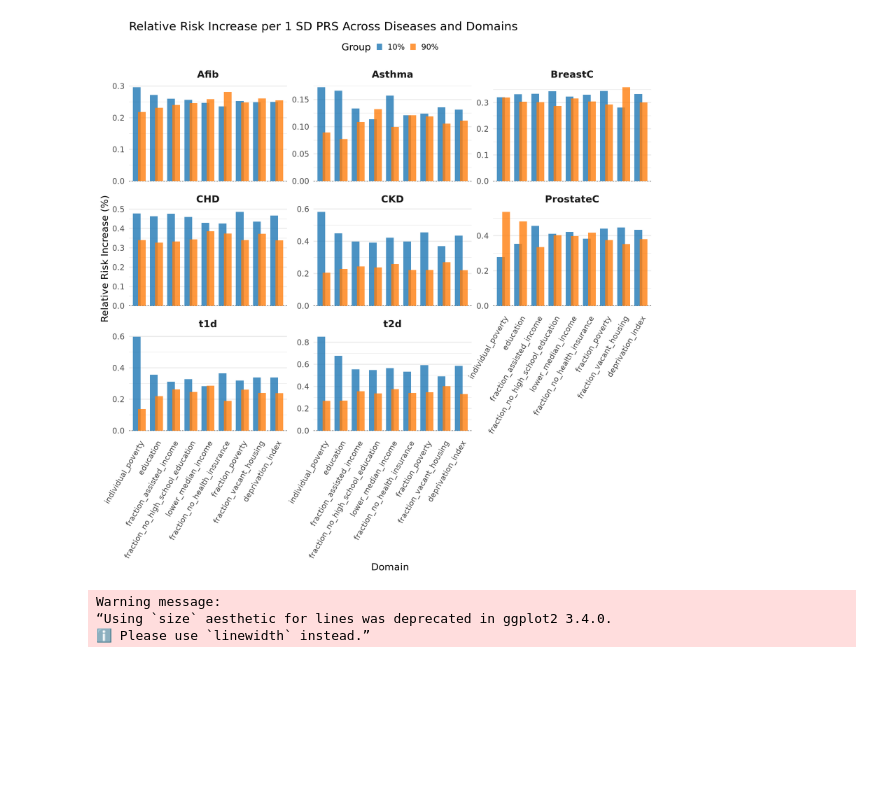
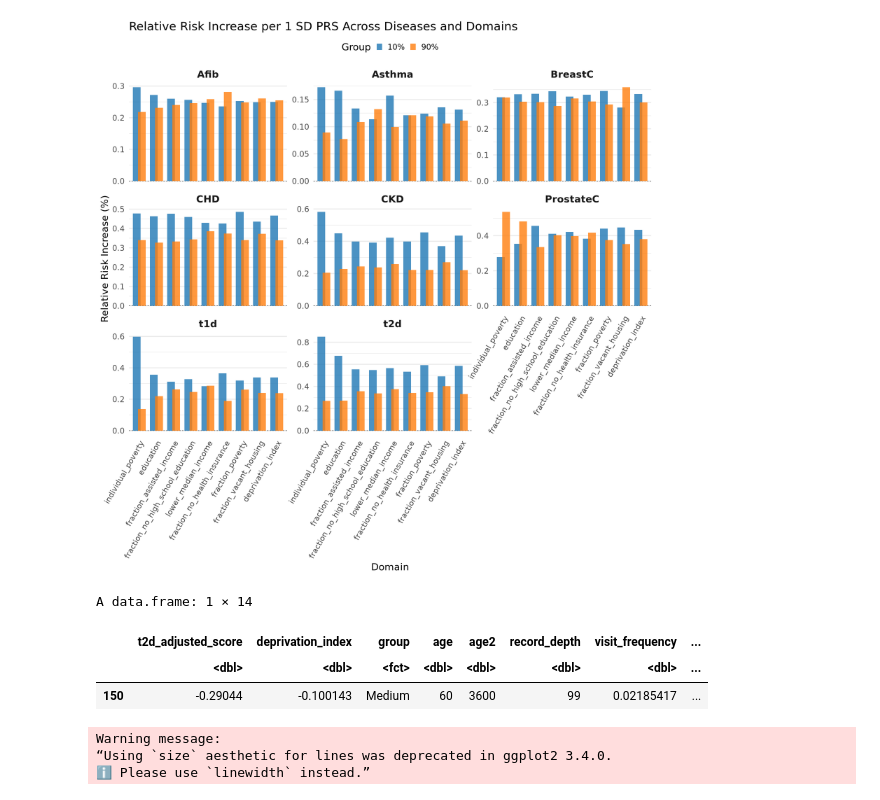
Before and after one commit to micah-r-hysong/PRS_SDoH_AoU, a Jupyter notebook: notebooks/025_conditional_effects.ipynb, the cells around one changed output. Cells and saved outputs as stored; diff of their text form; code cells hidden in the pictures; blank space fills up the shorter version.

```diff
--- a/notebooks/025_conditional_effects.ipynb
+++ b/notebooks/025_conditional_effects.ipynb
@@ -853,6 +853,13 @@ rel_risk_plot <- ggplot(
 rel_risk_plot
 # %% [output]
 [figure]
+# %%
+plot_list$t2d_deprivation_index[150,]
+# %% [output]
+A data.frame: 1 × 14
+|  | t2d_adjusted_score | deprivation_index | group | age | age2 | record_depth | visit_frequency | ... |
+|  | <dbl> | <dbl> | <fct> | <dbl> | <dbl> | <dbl> | <dbl> | ... |
+| 150 | -0.29044 | -0.100143 | Medium | 60 | 3600 | 99 | 0.02185417 | ... |
 # %%
 plot_interaction <- function(pred_grid, slopes_df, x_var, y_label, x_label, legend_label, breaks, y_lims) {
 
```
Also changed, not shown: parts of 8 cells of this notebook, 2 other files.
